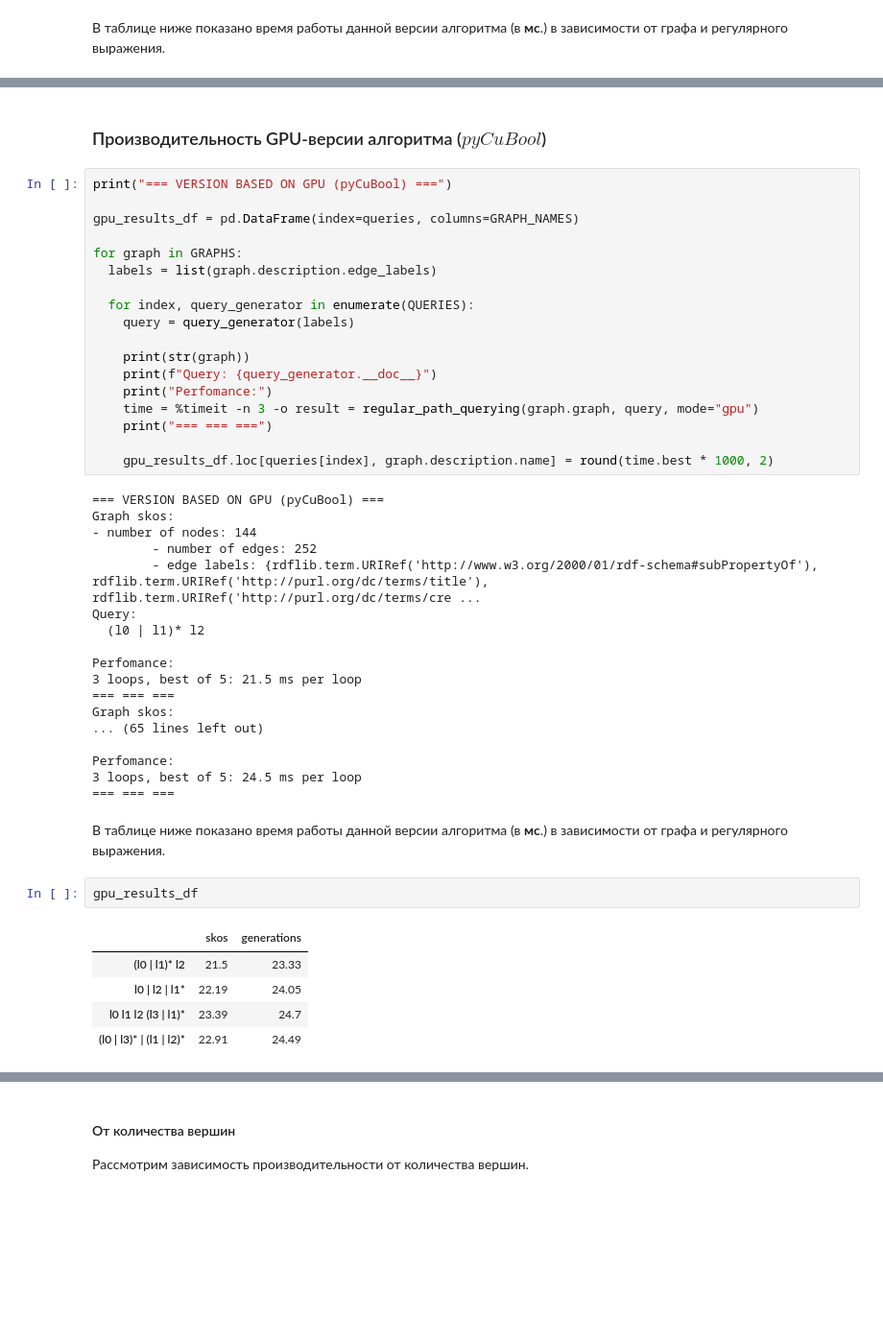
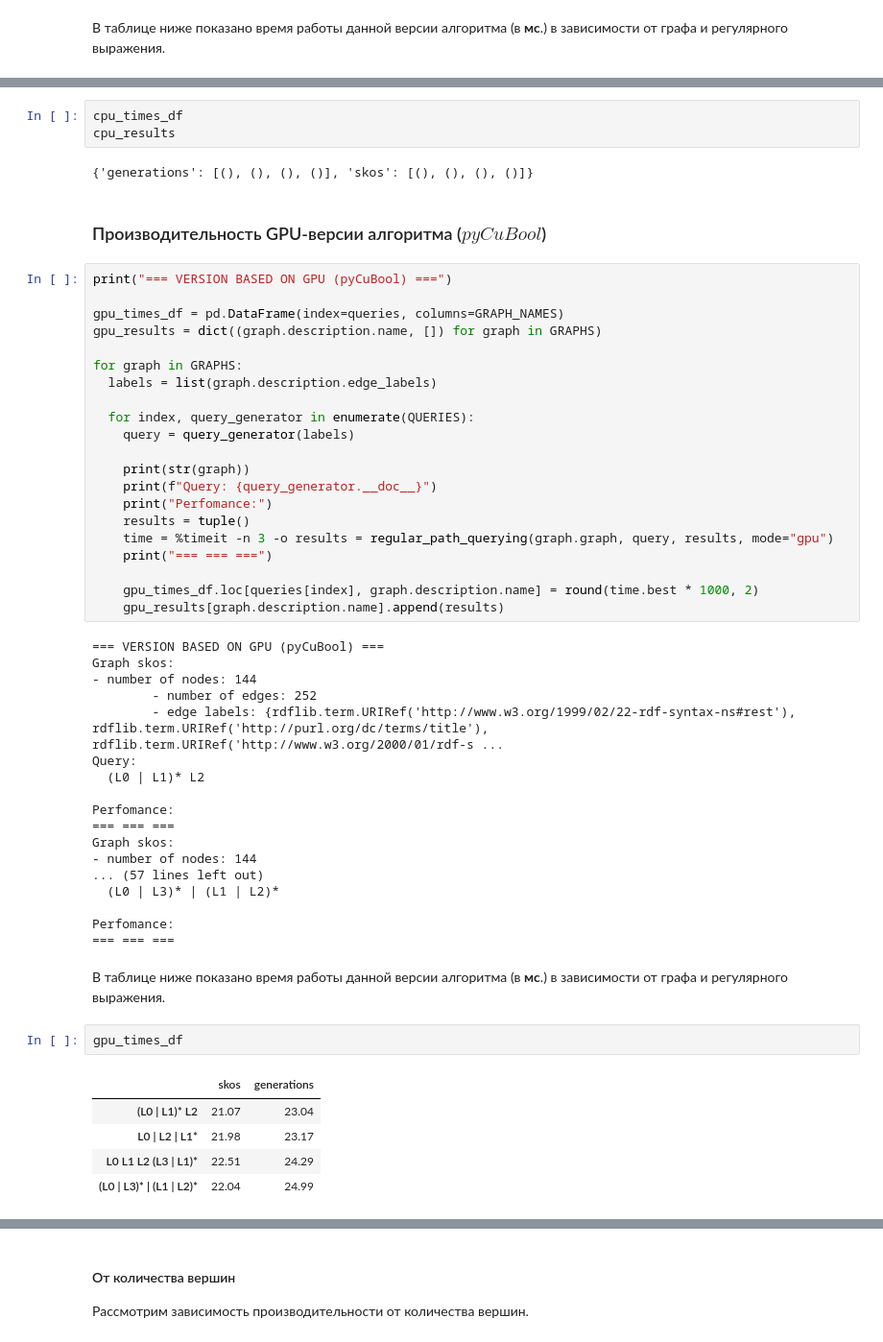
Before and after one commit to FormalLanguageConstrainedPathQuerying/formal-lang-course, a Jupyter notebook: researches/rpq_research.ipynb, the cells around one changed output, grey strips where cells are left out. Shown at 96% size. Cells and saved outputs as stored; diff of their text form; blank space fills up the shorter version.

```diff
--- a/researches/rpq_research.ipynb
+++ b/researches/rpq_research.ipynb
@@ -809,9 +812,15 @@ cpu_results_df
+# %%
+cpu_times_df
+cpu_results
+# %% [output]
+{'generations': [(), (), (), ()], 'skos': [(), (), (), ()]}
 # %% [markdown]
 ### Производительность GPU-версии алгоритма ($pyCuBool$)
 # %%
 print("=== VERSION BASED ON GPU (pyCuBool) ===")
 
-gpu_results_df = pd.DataFrame(index=queries, columns=GRAPH_NAMES)
+gpu_times_df = pd.DataFrame(index=queries, columns=GRAPH_NAMES)
+gpu_results = dict((graph.description.name, []) for graph in GRAPHS)
 
 for graph in GRAPHS:
   labels = list(graph.description.edge_labels)
@@ -822,38 +831,40 @@ for graph in GRAPHS:
     print(str(graph))
     print(f"Query: {query_generator.__doc__}")
     print("Perfomance:")
-    time = %timeit -n 3 -o result = regular_path_querying(graph.graph, query, mode="gpu")
+    results = tuple()
+    time = %timeit -n 3 -o results = regular_path_querying(graph.graph, query, results, mode="gpu")
     print("=== === ===")
 
-    gpu_results_df.loc[queries[index], graph.description.name] = round(time.best * 1000, 2)
+    gpu_times_df.loc[queries[index], graph.description.name] = round(time.best * 1000, 2)
+    gpu_results[graph.description.name].append(results)
 # %% [output]
 === VERSION BASED ON GPU (pyCuBool) ===
 Graph skos:
 - number of nodes: 144
         - number of edges: 252
-        - edge labels: {rdflib.term.URIRef('http://www.w3.org/2000/01/rdf-schema#subPropertyOf'), rdflib.term.URIRef('http://purl.org/dc/terms/title'), rdflib.term.URIRef('http://purl.org/dc/terms/cre ...
+        - edge labels: {rdflib.term.URIRef('http://www.w3.org/1999/02/22-rdf-syntax-ns#rest'), rdflib.term.URIRef('http://purl.org/dc/terms/title'), rdflib.term.URIRef('http://www.w3.org/2000/01/rdf-s ...
 Query:
-  (l0 | l1)* l2
+  (L0 | L1)* L2
 
 Perfomance:
-3 loops, best of 5: 21.5 ms per loop
 === === ===
 Graph skos:
-... (65 lines left out)
+- number of nodes: 144
+... (57 lines left out)
+  (L0 | L3)* | (L1 | L2)*
 
 Perfomance:
-3 loops, best of 5: 24.5 ms per loop
 === === ===
 # %% [markdown]
 В таблице ниже показано время работы данной версии алгоритма (в **мс**.) в зависимости от графа и регулярного выражения.
-# %%
-gpu_results_df
-# %% [output]
-|  | skos | generations |
-| (l0 | l1)* l2 | 21.5 | 23.33 |
-| l0 | l2 | l1* | 22.19 | 24.05 |
-| l0 l1 l2 (l3 | l1)* | 23.39 | 24.7 |
-| (l0 | l3)* | (l1 | l2)* | 22.91 | 24.49 |
+# %%
+gpu_times_df
+# %% [output]
+|  | skos | generations |
+| (L0 | L1)* L2 | 21.07 | 23.04 |
+| L0 | L2 | L1* | 21.98 | 23.17 |
+| L0 L1 L2 (L3 | L1)* | 22.51 | 24.29 |
+| (L0 | L3)* | (L1 | L2)* | 22.04 | 24.99 |
 # %% [markdown]
 ### Зависимость производительности от параметров графа
 
```
Also changed, not shown: parts of 11 cells of this notebook.
